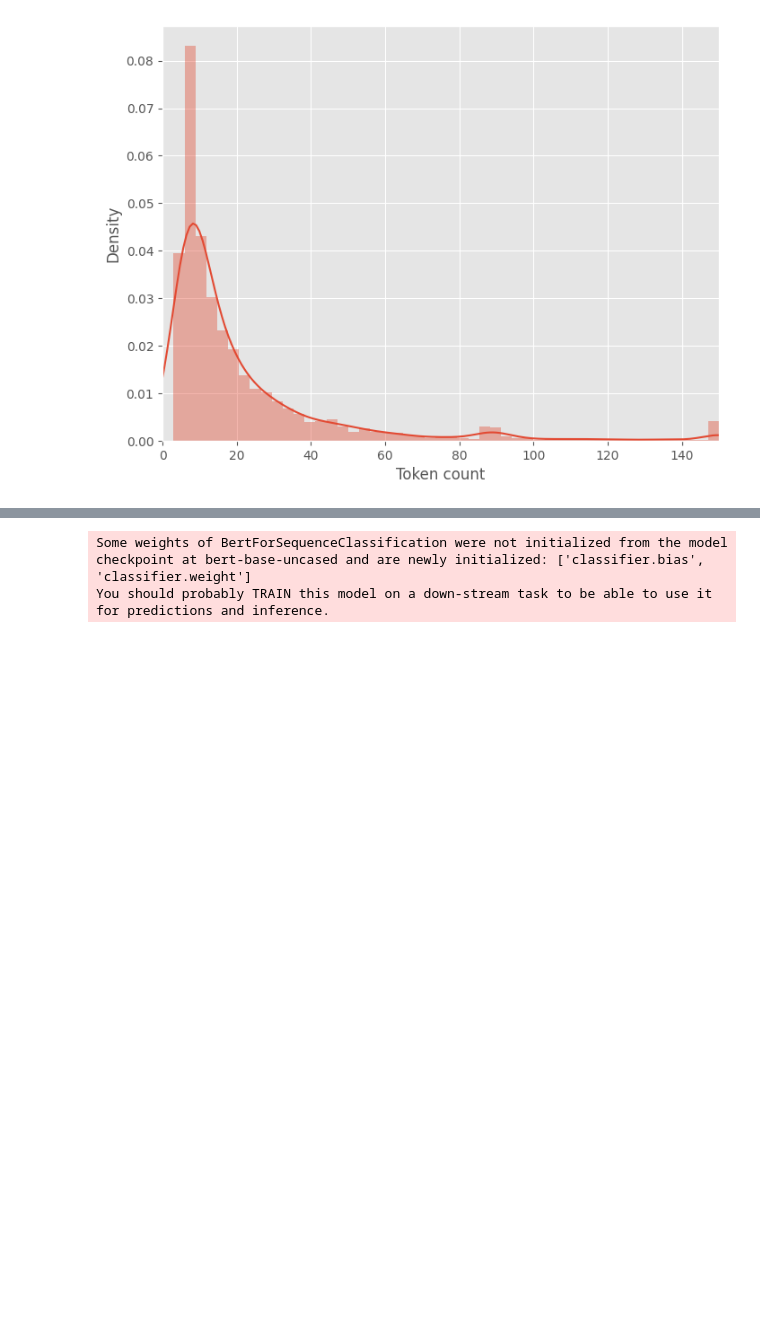
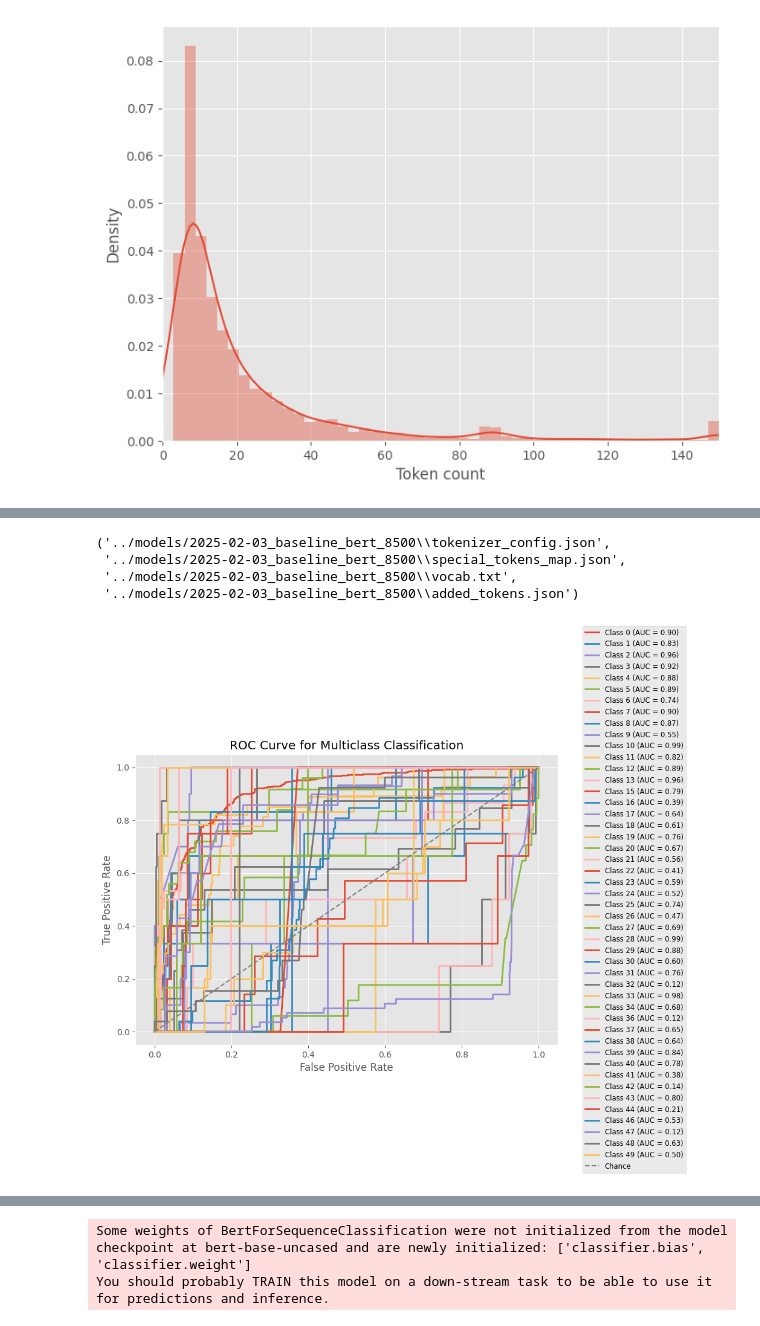
Before and after one commit to shih-yang-young/aiops, a Jupyter notebook: src/baseline_bert.ipynb, the cells around one changed output, grey strips where cells are left out. Cells and saved outputs as stored; diff of their text form; code cells hidden in the pictures; blank space fills up the shorter version.

Commit message:
update baseline bert model

```diff
--- a/src/baseline_bert.ipynb
+++ b/src/baseline_bert.ipynb
@@ -560,7 +560,7 @@ def data_loader(df,tokenizer, max_length, batch):
   return DataLoader(
       ds,
       batch_size=batch_size,
-      num_workers=4
+      num_workers=0 ## 用4會噴錯
   )
 
 # Load datasets
@@ -597,6 +608,12 @@ BERT_model=BERT_model.to(device)
 # %%
 n_classes=df['Label'].nunique()
 # %%
+import torch
+from torch import nn
+
+pre_trained_BERTmodel='bert-base-uncased'
+n_classes=df['Label'].nunique()
+
 class BERT_SentimentClassifier(nn.Module):
    def __init__(self, n_classes):
      super(BERT_SentimentClassifier, self).__init__()
@@ -630,0 +646,3 @@ class BERT_SentimentClassifier(nn.Module):
+# %%
+BERT_model = BERT_SentimentClassifier(n_classes)
+BERT_model=BERT_model.to(device)
@@ -630,0 +865,16 @@ class BERT_SentimentClassifier(nn.Module):
+# %%
+from datetime import datetime
+save_directory = '../models/'  # 設定保存目錄
+
+current_date = datetime.now()
+# 格式化日期為 "YYYY_MMDD" 格式
+formatted_date = current_date.strftime('%Y-%m-%d')
+
+# 保存模型的權重、配置檔案和 tokenizer
+BERT_model.bert.save_pretrained(save_directory + formatted_date + '_baseline_bert_8500')  # 保存 BERT 模型（包含 config 和 weights）
+BERT_tokenizer.save_pretrained(save_directory + formatted_date + '_baseline_bert_8500')  # 保存 tokenizer
+# %% [output]
+('../models/2025-02-03_baseline_bert_8500\\tokenizer_config.json',
+ '../models/2025-02-03_baseline_bert_8500\\special_tokens_map.json',
+ '../models/2025-02-03_baseline_bert_8500\\vocab.txt',
+ '../models/2025-02-03_baseline_bert_8500\\added_tokens.json')
@@ -630,0 +909,34 @@ class BERT_SentimentClassifier(nn.Module):
+# %%
+messages, y_pred, y_probas, y_true = get_predictions(
+  BERT_model,
+  test_DataLoader
+)
+# %%
+from sklearn.metrics import roc_curve, auc
+import matplotlib.pyplot as plt
+from sklearn.preprocessing import label_binarize
+import numpy as np
+
+# 假設 y_true 是真實標籤，y_probas 是多類別的預測概率
+classes = np.unique(y_true)  # 獲取所有類別
+y_true_binarized = label_binarize(y_true, classes=classes)  # 二值化真實標籤
+
+
+plt.figure(figsize=(10, 8))  # 調整圖表大小
+for i, class_label in enumerate(classes):
+    fpr, tpr, _ = roc_curve(y_true_binarized[:, i], y_probas[:, i])
+    roc_auc = auc(fpr, tpr)
+    plt.plot(fpr, tpr, lw=2, label=f'Class {class_label} (AUC = {roc_auc:.2f})')
+
+plt.plot([0, 1], [0, 1], color='gray', linestyle='--', label='Chance')
+plt.xlabel('False Positive Rate')
+plt.ylabel('True Positive Rate')
+plt.title('ROC Curve for Multiclass Classification')
+
+# 將圖例放在圖表右側外部
+plt.legend(loc='center left', bbox_to_anchor=(1.05, 0.5), fontsize='small')
+plt.tight_layout()  # 自動調整圖表和標籤的布局
+plt.savefig('roc_curve_multiclass_adjusted.pdf', bbox_inches='tight')
+plt.show()
+# %% [output]
+[figure, added]
```
Also changed, not shown: parts of 15 cells of this notebook.
